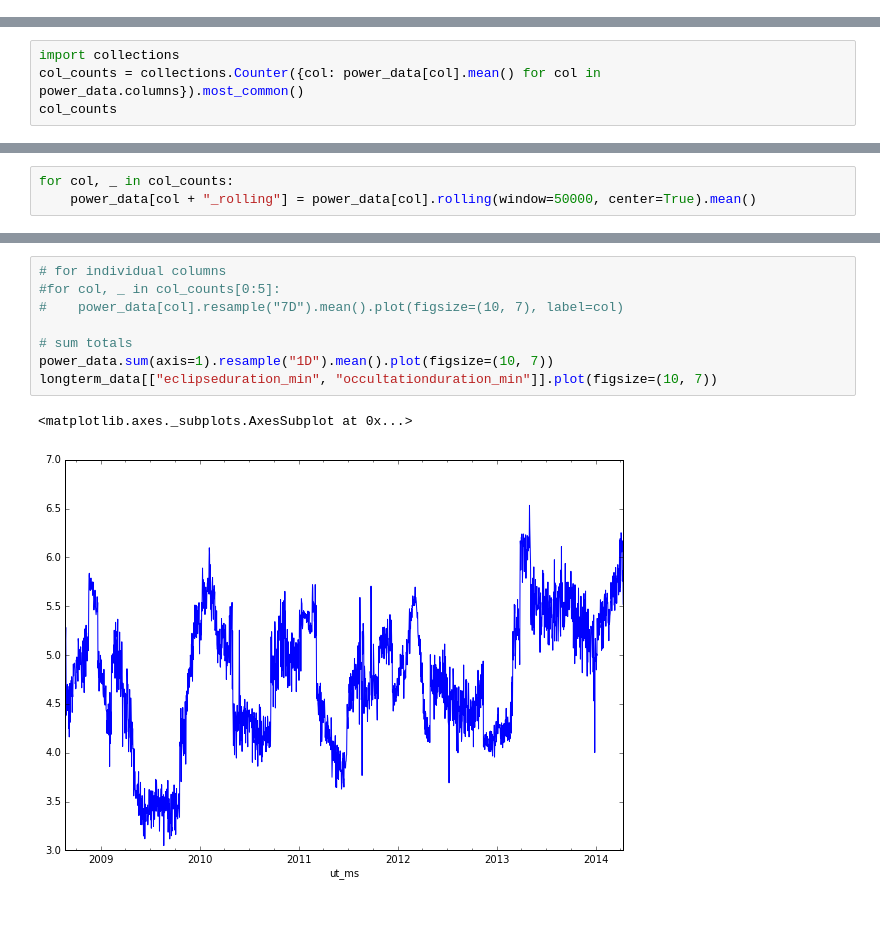
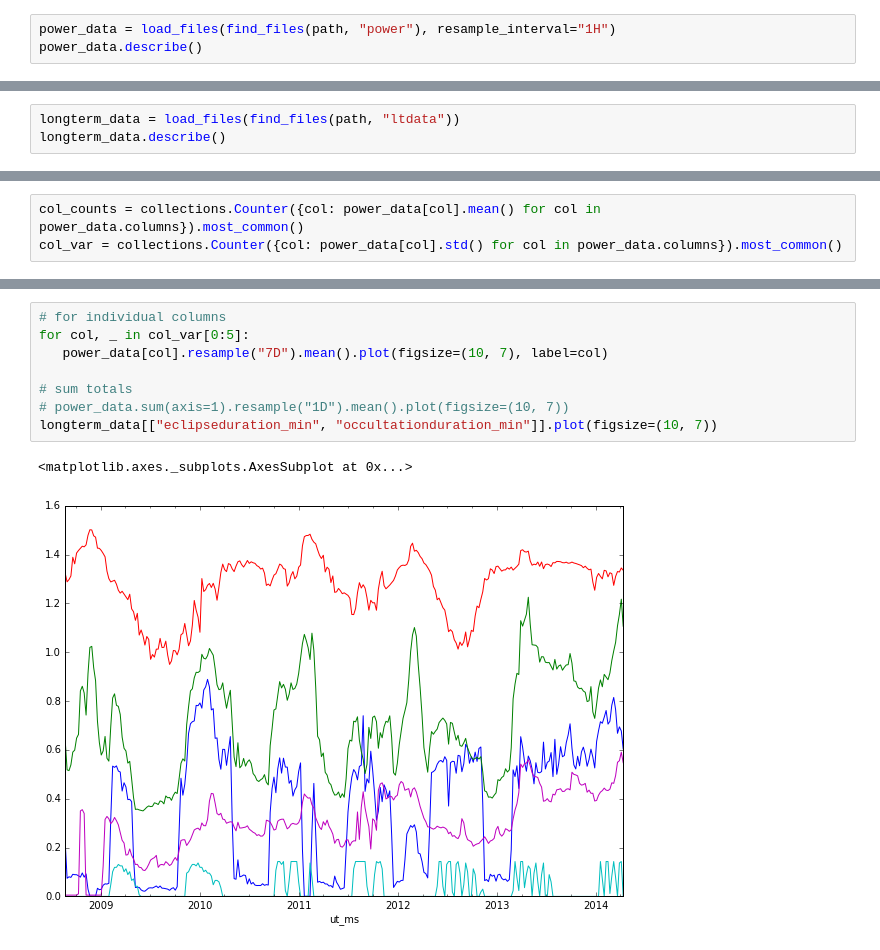
Before and after one commit to ktrnka/mars-express, a Jupyter notebook: experiments.ipynb, the cells around one changed output, grey strips where cells are left out. Saved outputs shown, nothing was run; the diff lists cells and outputs as text; blank space fills up the shorter version.

```diff
--- a/experiments.ipynb
+++ b/experiments.ipynb
@@ -66,0 +21,3 @@ longterm_data.merge(lagged, left_index=True, right_index=True, suffixes=("", "_r
+# %%
+power_data = load_files(find_files(path, "power"), resample_interval="1H")
+power_data.describe()
@@ -66,0 +35,3 @@ longterm_data.merge(lagged, left_index=True, right_index=True, suffixes=("", "_r
+# %%
+longterm_data = load_files(find_files(path, "ltdata"))
+longterm_data.describe()
@@ -109,4 +135,3 @@ pandas.DataFrame(get_event_ranges(event_data, "MAR_UMBRA")).describe()
 # %%
-import collections
 col_counts = collections.Counter({col: power_data[col].mean() for col in power_data.columns}).most_common()
-col_counts
+col_var = collections.Counter({col: power_data[col].std() for col in power_data.columns}).most_common()
@@ -131,6 +138,3 @@ col_counts
-# %%
-for col, _ in col_counts:
-    power_data[col + "_rolling"] = power_data[col].rolling(window=50000, center=True).mean()
 # %%
 downsampled = power_data.resample("1D").mean()
 reup = downsampled.reindex(power_data.index, method="pad")
@@ -142,12 +146,12 @@ reup = downsampled.reindex(power_data.index, method="pad")
 # %%
 # for individual columns
-#for col, _ in col_counts[0:5]:
-#    power_data[col].resample("7D").mean().plot(figsize=(10, 7), label=col)
+for col, _ in col_var[0:5]:
+   power_data[col].resample("7D").mean().plot(figsize=(10, 7), label=col)
 
 # sum totals
-power_data.sum(axis=1).resample("1D").mean().plot(figsize=(10, 7))
+# power_data.sum(axis=1).resample("1D").mean().plot(figsize=(10, 7))
 longterm_data[["eclipseduration_min", "occultationduration_min"]].plot(figsize=(10, 7))
 # %% [output]
 <matplotlib.axes._subplots.AxesSubplot at 0x...>
-[figure, old version]
+[figure, new version]
 [figure]
```
Also changed, not shown: parts of 20 cells of this notebook, 1 other file.
